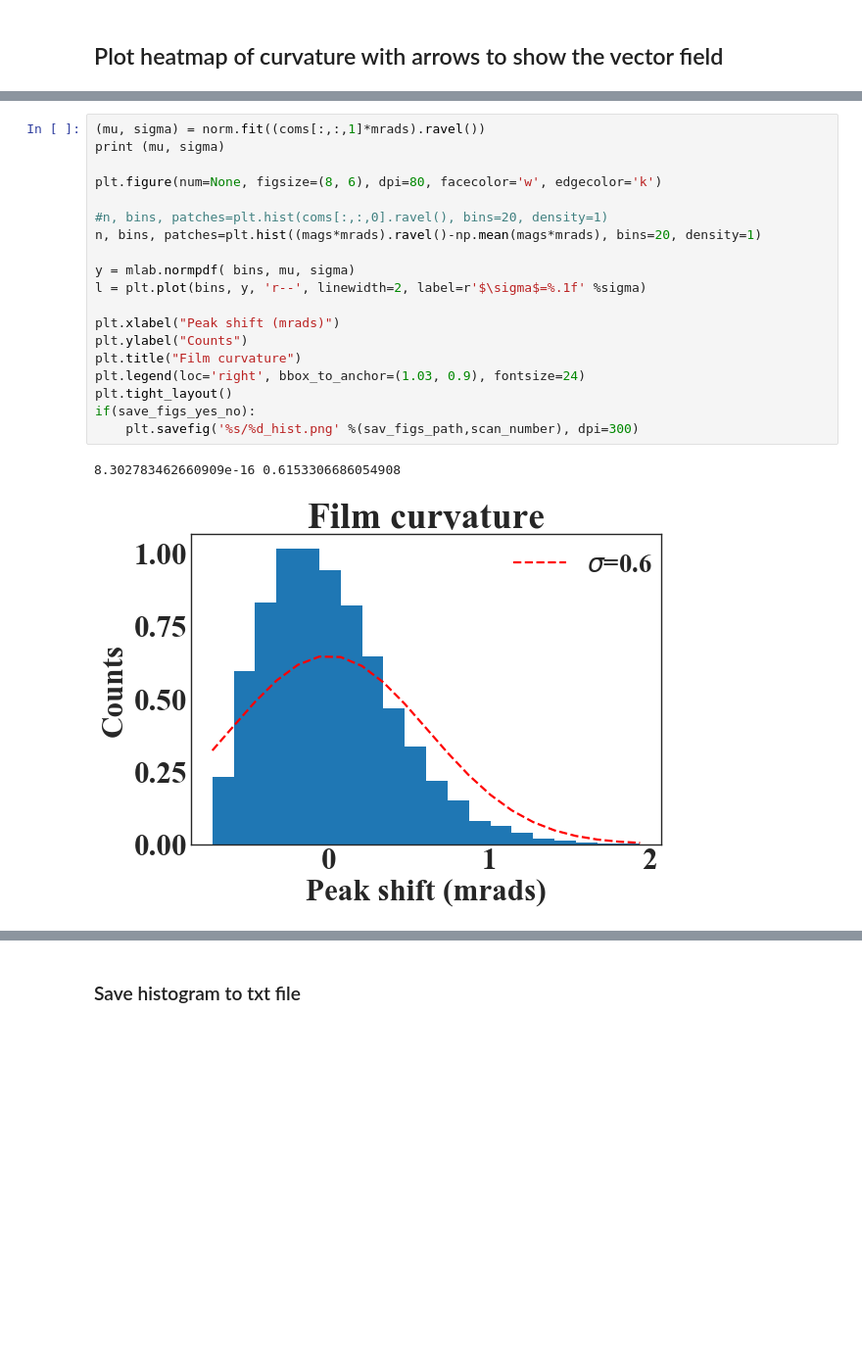
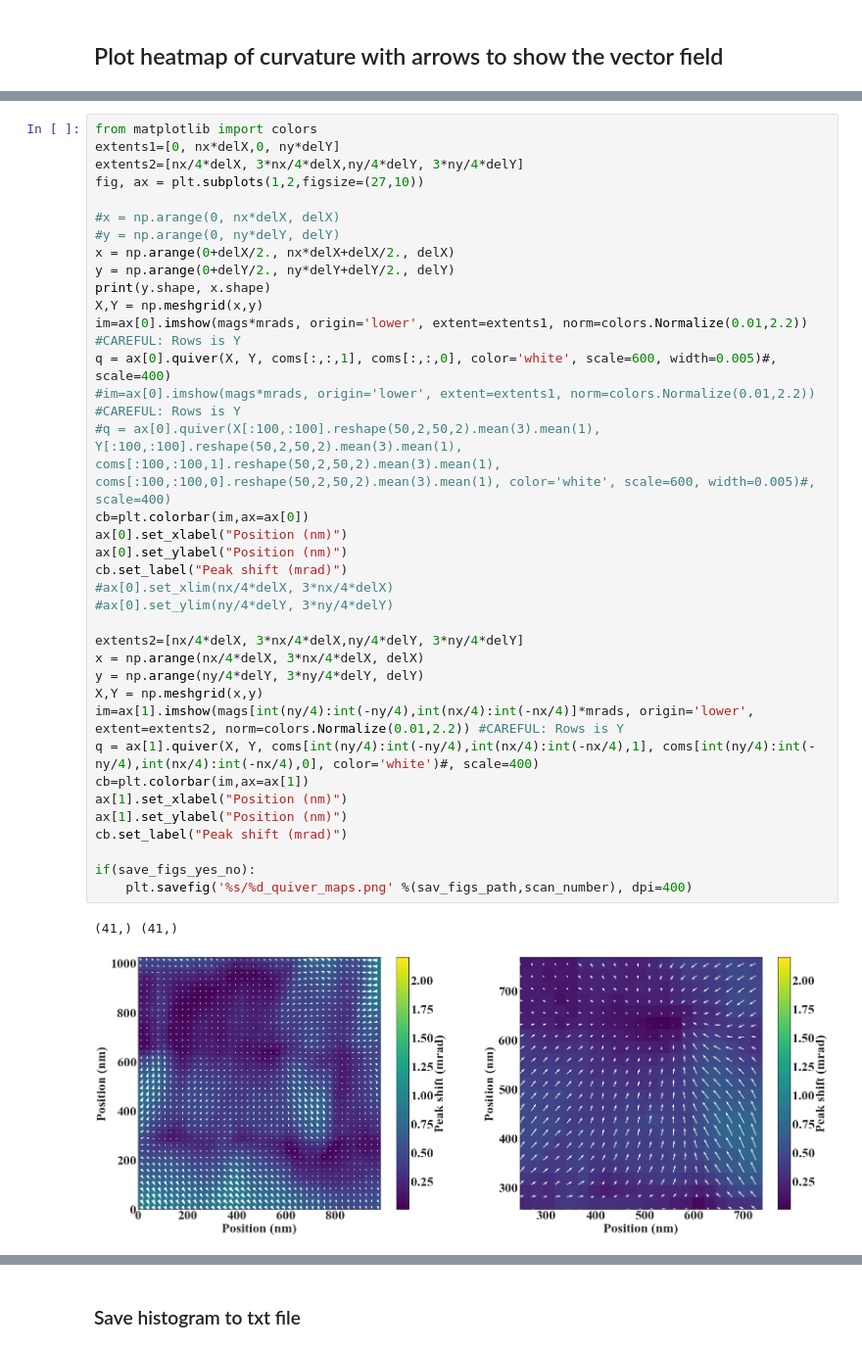
Before and after one commit to S26-nano/strain_analysis_scripts, a Jupyter notebook: centroid_calc.ipynb, the cells around one changed output, grey strips where cells are left out. Shown at 98% size. Drawn from its saved outputs; the diff is of its cells as text; blank space fills up the shorter version.

```diff
--- a/centroid_calc.ipynb
+++ b/centroid_calc.ipynb
@@ -265,22 +233,39 @@ if(save_figs_yes_no):
-# %%
-(mu, sigma) = norm.fit((coms[:,:,1]*mrads).ravel())
-print (mu, sigma)
-
-plt.figure(num=None, figsize=(8, 6), dpi=80, facecolor='w', edgecolor='k')
-
-#n, bins, patches=plt.hist(coms[:,:,0].ravel(), bins=20, density=1)
-n, bins, patches=plt.hist((mags*mrads).ravel()-np.mean(mags*mrads), bins=20, density=1)
-
-y = mlab.normpdf( bins, mu, sigma)
-l = plt.plot(bins, y, 'r--', linewidth=2, label=r'$\sigma$=%.1f' %sigma)
-
-plt.xlabel("Peak shift (mrads)")
-plt.ylabel("Counts")
-plt.title("Film curvature")
-plt.legend(loc='right', bbox_to_anchor=(1.03, 0.9), fontsize=24)
-plt.tight_layout()
-if(save_figs_yes_no):
-    plt.savefig('%s/%d_hist.png' %(sav_figs_path,scan_number), dpi=300)
-# %% [output]
-8.302783462660909e-16 0.6153306686054908
-[figure, removed]
+# %%
+from matplotlib import colors
+extents1=[0, nx*delX,0, ny*delY]
+extents2=[nx/4*delX, 3*nx/4*delX,ny/4*delY, 3*ny/4*delY]
+fig, ax = plt.subplots(1,2,figsize=(27,10))
+
+#x = np.arange(0, nx*delX, delX)
+#y = np.arange(0, ny*delY, delY)
+x = np.arange(0+delX/2., nx*delX+delX/2., delX)
+y = np.arange(0+delY/2., ny*delY+delY/2., delY)
+print(y.shape, x.shape)
+X,Y = np.meshgrid(x,y)
+im=ax[0].imshow(mags*mrads, origin='lower', extent=extents1, norm=colors.Normalize(0.01,2.2)) #CAREFUL: Rows is Y
+q = ax[0].quiver(X, Y, coms[:,:,1], coms[:,:,0], color='white', scale=600, width=0.005)#, scale=400)
+#im=ax[0].imshow(mags*mrads, origin='lower', extent=extents1, norm=colors.Normalize(0.01,2.2)) #CAREFUL: Rows is Y
+#q = ax[0].quiver(X[:100,:100].reshape(50,2,50,2).mean(3).mean(1), Y[:100,:100].reshape(50,2,50,2).mean(3).mean(1), coms[:100,:100,1].reshape(50,2,50,2).mean(3).mean(1), coms[:100,:100,0].reshape(50,2,50,2).mean(3).mean(1), color='white', scale=600, width=0.005)#, scale=400)
+cb=plt.colorbar(im,ax=ax[0])
+ax[0].set_xlabel("Position (nm)")
+ax[0].set_ylabel("Position (nm)")
+cb.set_label("Peak shift (mrad)")
+#ax[0].set_xlim(nx/4*delX, 3*nx/4*delX)
+#ax[0].set_ylim(ny/4*delY, 3*ny/4*delY)
+
+extents2=[nx/4*delX, 3*nx/4*delX,ny/4*delY, 3*ny/4*delY]
+x = np.arange(nx/4*delX, 3*nx/4*delX, delX)
+y = np.arange(ny/4*delY, 3*ny/4*delY, delY)
+X,Y = np.meshgrid(x,y)
+im=ax[1].imshow(mags[int(ny/4):int(-ny/4),int(nx/4):int(-nx/4)]*mrads, origin='lower', extent=extents2, norm=colors.Normalize(0.01,2.2)) #CAREFUL: Rows is Y
+q = ax[1].quiver(X, Y, coms[int(ny/4):int(-ny/4),int(nx/4):int(-nx/4),1], coms[int(ny/4):int(-ny/4),int(nx/4):int(-nx/4),0], color='white')#, scale=400)
+cb=plt.colorbar(im,ax=ax[1])
+ax[1].set_xlabel("Position (nm)")
+ax[1].set_ylabel("Position (nm)")
+cb.set_label("Peak shift (mrad)")
+
+if(save_figs_yes_no):
+    plt.savefig('%s/%d_quiver_maps.png' %(sav_figs_path,scan_number), dpi=400)
+# %% [output]
+(41,) (41,)
+[figure, added]
```
Also changed, not shown: parts of 12 cells of this notebook, 3 other files.
